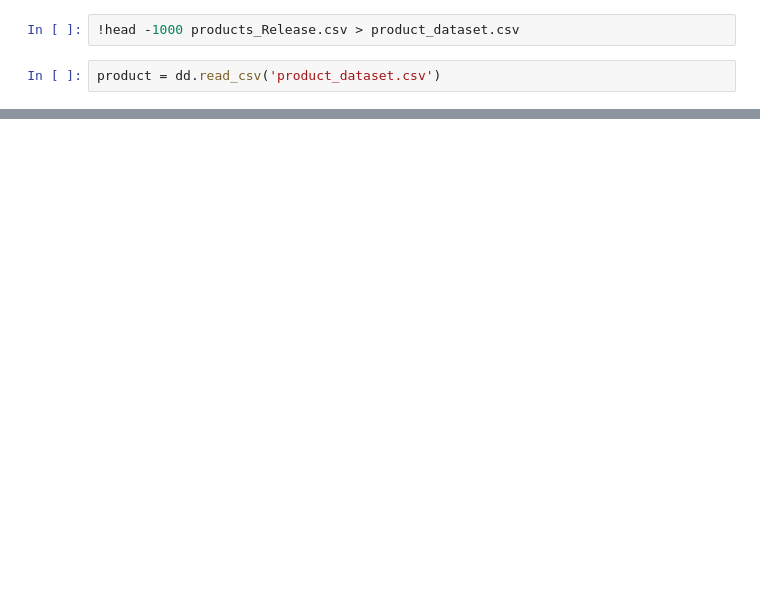
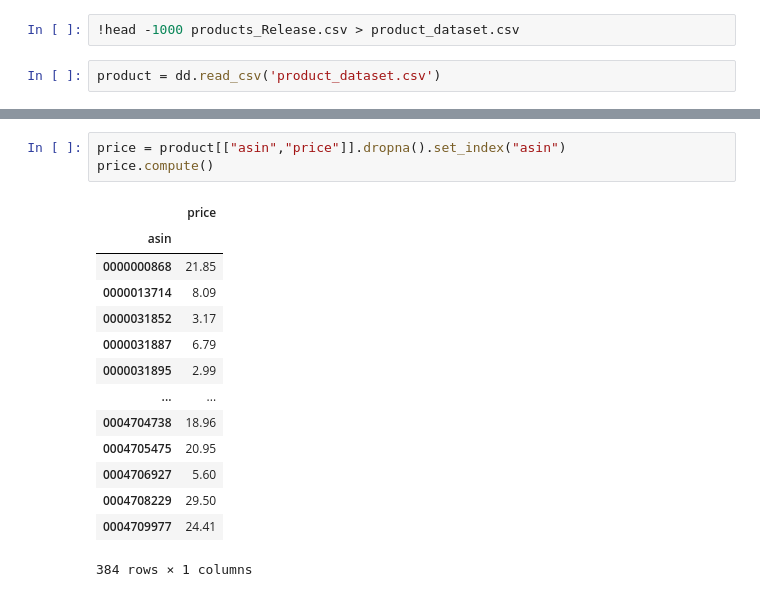
Before and after one commit to junzhh/dsc102-pa1, a Jupyter notebook: Testing1.ipynb, the cells around one changed output, grey strips where cells are left out. Saved outputs shown, nothing was run; the diff lists cells and outputs as text; blank space fills up the shorter version.

```diff
--- a/Testing1.ipynb
+++ b/Testing1.ipynb
@@ -38,0 +101,18 @@ product.head()
+# %%
+price = product[["asin","price"]].dropna().set_index("asin")
+price.compute()
+# %% [output]
+|  | price |
+| asin |  |
+| 0000000868 | 21.85 |
+| 0000013714 | 8.09 |
+| 0000031852 | 3.17 |
+| 0000031887 | 6.79 |
+| 0000031895 | 2.99 |
+| ... | ... |
+| 0004704738 | 18.96 |
+| 0004705475 | 20.95 |
+| 0004706927 | 5.60 |
+| 0004708229 | 29.50 |
+| 0004709977 | 24.41 |
+384 rows × 1 columns
```
Also changed, not shown: parts of 19 cells of this notebook.
